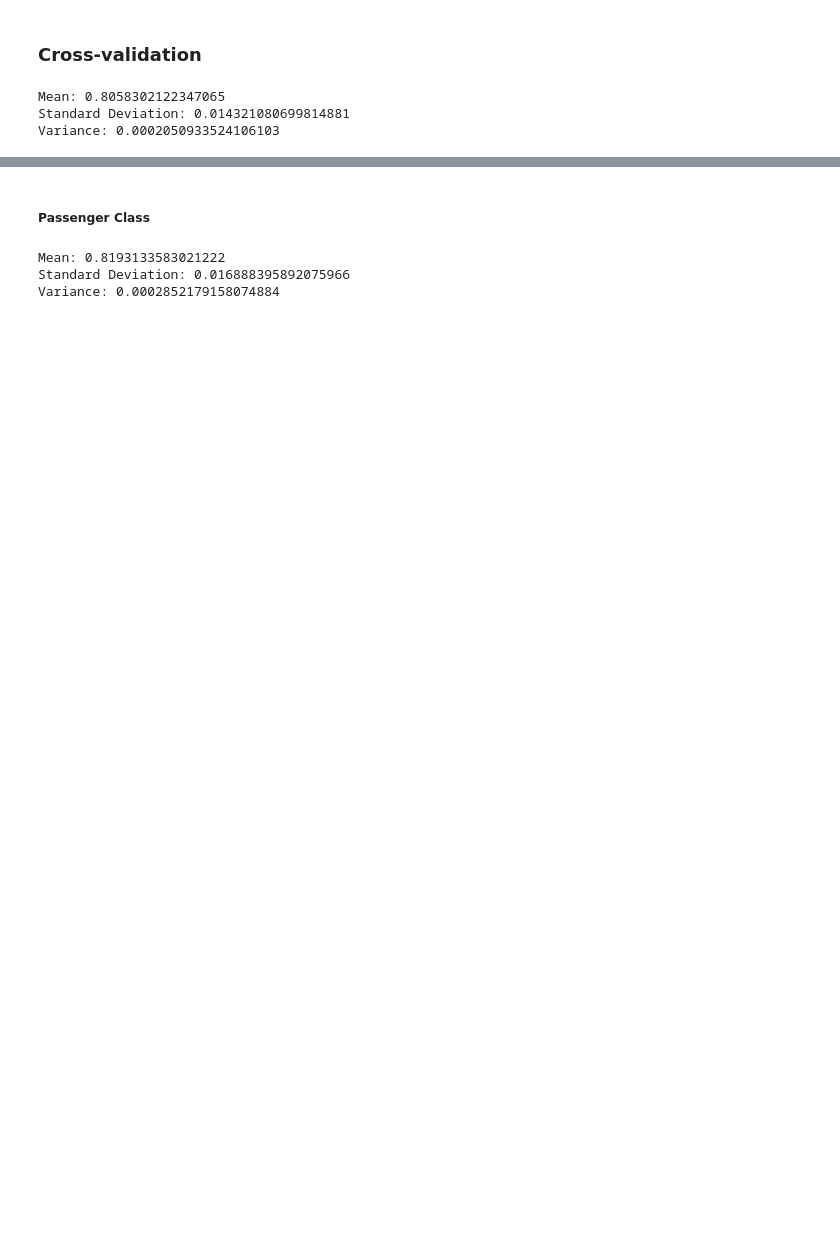
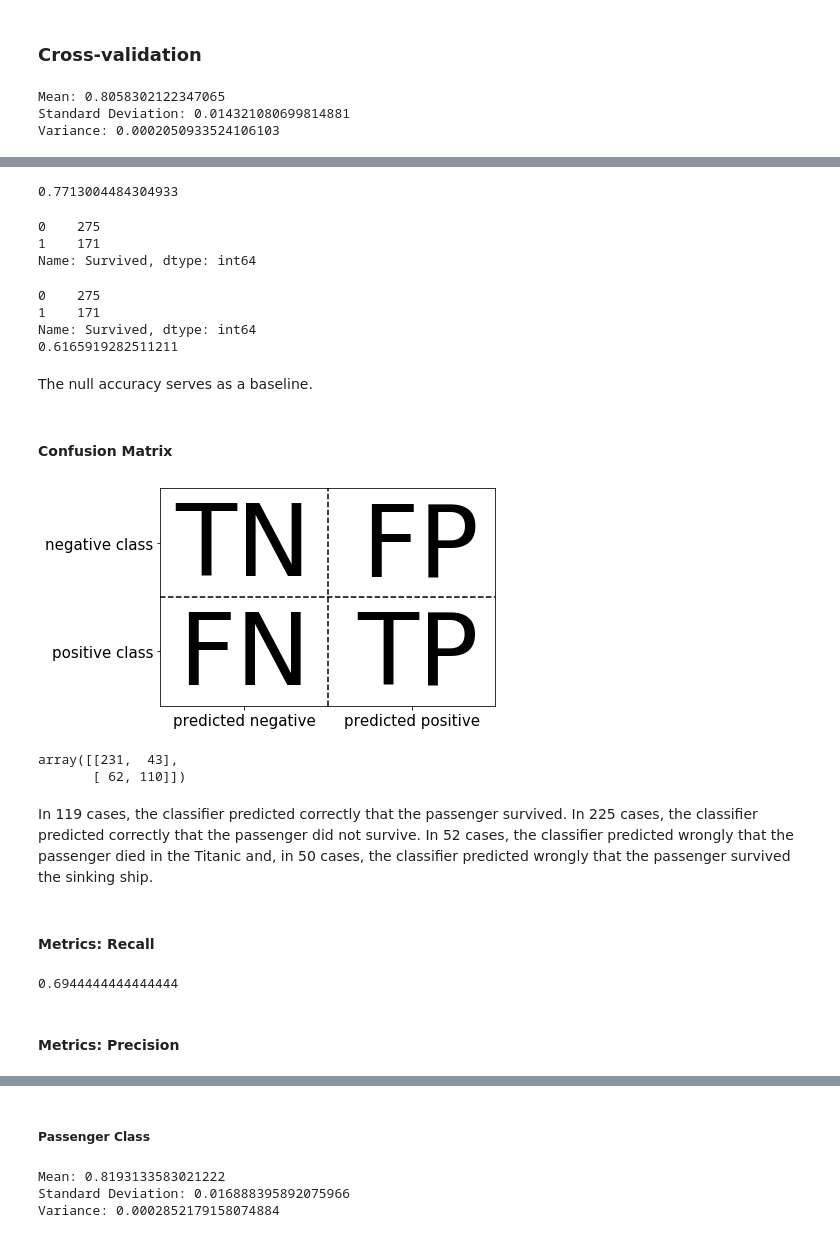
Before and after one commit to eduardopd/kaggle-titanic, a Jupyter notebook: kaggle-titanic.ipynb, the cells around one changed output, grey strips where cells are left out. Cells and saved outputs as stored; diff of their text form; code cells hidden in the pictures; blank space fills up the shorter version.

Commit message:
feat: metrics, roc curve, sensitivity specificity
ROC Curves, Metrics: Accuracy, Recall, Precision, F1 Score and Kappa. Sensitivity vs. Specificity.

```diff
--- a/kaggle-titanic.ipynb
+++ b/kaggle-titanic.ipynb
@@ -337,0 +348,51 @@ Variance: 0.0002050933524106103
+# %%
+# Accuracy using metrics
+
+from sklearn import metrics
+
+print(metrics.accuracy_score(y_test, p))
+# %% [output]
+0.7713004484304933
+# %%
+y_test.value_counts()
+# %% [output]
+0    275
+1    171
+Name: Survived, dtype: int64
+# %%
+# Null accuracy
+
+print(y_test.value_counts())
+
+print(275/(275+171))
+# %% [output]
+0    275
+1    171
+Name: Survived, dtype: int64
+0.6165919282511211
+# %% [markdown]
+The null accuracy serves as a baseline.
+# %% [markdown]
+#### Confusion Matrix
+# %%
+import mglearn
+
+mglearn.plots.plot_binary_confusion_matrix()
+# %% [output]
+[figure, added]
+# %%
+confusion_matrix_1 = metrics.confusion_matrix(y_test, p)
+confusion_matrix_1
+# %% [output]
+array([[231,  43],
+       [ 62, 110]])
+# %% [markdown]
+In 119 cases, the classifier predicted correctly that the passenger survived. In 225 cases, the classifier predicted correctly that the passenger did not survive. In 52 cases, the classifier predicted wrongly that the passenger died in the Titanic and, in 50 cases, the classifier predicted wrongly that the passenger survived the sinking ship.
+# %% [markdown]
+#### Metrics: Recall
+# %%
+print(metrics.recall_score(y_test, p))
+# %% [output]
+0.6944444444444444
+# %% [markdown]
+#### Metrics: Precision
```
Also changed, not shown: parts of 50 cells of this notebook.
